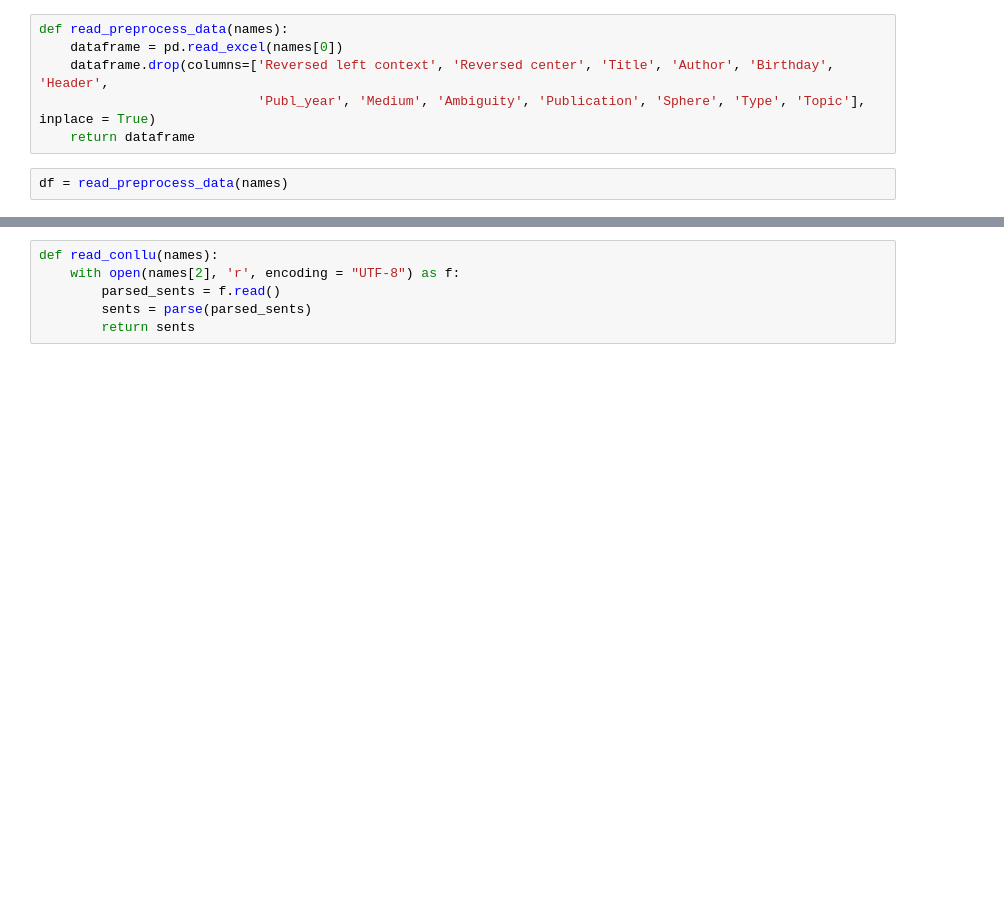
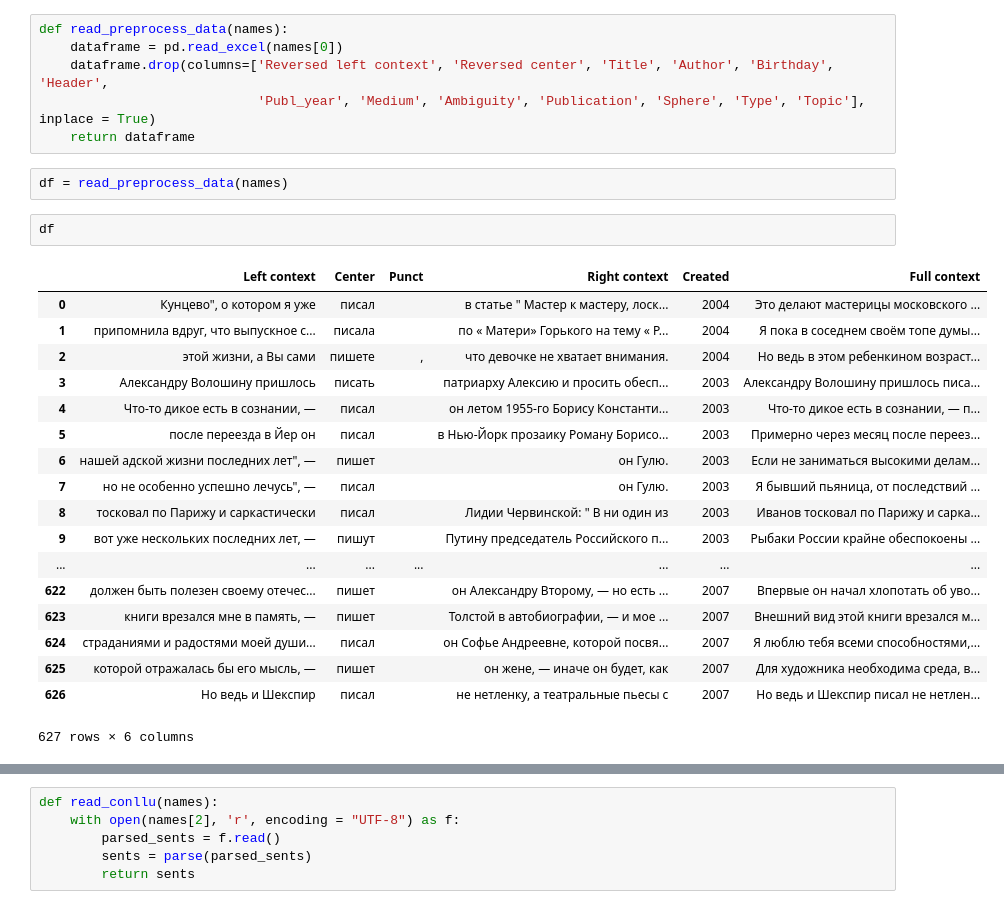
Before and after one commit to tadgeislamins/verbs_research, a Jupyter notebook: notebooks/analysing_ruscorpora.ipynb, the cells around one changed output, grey strips where cells are left out. Saved outputs shown, nothing was run; the diff lists cells and outputs as text; blank space fills up the shorter version.

```diff
--- a/notebooks/analysing_ruscorpora.ipynb
+++ b/notebooks/analysing_ruscorpora.ipynb
@@ -29,3 +29,24 @@ def read_preprocess_data(names):
     return dataframe
 # %%
 df = read_preprocess_data(names)
+# %%
+df
+# %% [output]
+|  | Left context | Center | Punct | Right context | Created | Full context |
+| 0 | Кунцево", о котором я уже | писал |  | в статье " Мастер к мастеру, лоск... | 2004 | Это делают мастерицы московского ... |
+| 1 | припомнила вдруг, что выпускное с... | писала |  | по « Матери» Горького на тему « Р... | 2004 | Я пока в соседнем своём топе думы... |
+| 2 | этой жизни, а Вы сами | пишете | , | что девочке не хватает внимания. | 2004 | Но ведь в этом ребенкином возраст... |
+| 3 | Александру Волошину пришлось | писать |  | патриарху Алексию и просить обесп... | 2003 | Александру Волошину пришлось писа... |
+| 4 | Что-то дикое есть в сознании, ― | писал |  | он летом 1955-го Борису Константи... | 2003 | Что-то дикое есть в сознании, ― п... |
+| 5 | после переезда в Йер он | писал |  | в Нью-Йорк прозаику Роману Борисо... | 2003 | Примерно через месяц после переез... |
+| 6 | нашей адской жизни последних лет", ― | пишет |  | он Гулю. | 2003 | Если не заниматься высокими делам... |
+| 7 | но не особенно успешно лечусь", ― | писал |  | он Гулю. | 2003 | Я бывший пьяница, от последствий ... |
+| 8 | тосковал по Парижу и саркастически | писал |  | Лидии Червинской: " В ни один из | 2003 | Иванов тосковал по Парижу и сарка... |
+| 9 | вот уже нескольких последних лет, ― | пишут |  | Путину председатель Российского п... | 2003 | Рыбаки России крайне обеспокоены ... |
+| ... | ... | ... | ... | ... | ... | ... |
+| 622 | должен быть полезен своему отечес... | пишет |  | он Александру Второму, ― но есть ... | 2007 | Впервые он начал хлопотать об уво... |
+| 623 | книги врезался мне в память, ― | пишет |  | Толстой в автобиографии, ― и мое ... | 2007 | Внешний вид этой книги врезался м... |
+| 624 | страданиями и радостями моей души... | писал |  | он Софье Андреевне, которой посвя... | 2007 | Я люблю тебя всеми способностями,... |
+| 625 | которой отражалась бы его мысль, ― | пишет |  | он жене, ― иначе он будет, как | 2007 | Для художника необходима среда, в... |
+| 626 | Но ведь и Шекспир | писал |  | не нетленку, а театральные пьесы с | 2007 | Но ведь и Шекспир писал не нетлен... |
+627 rows × 6 columns
```
Also changed, not shown: parts of 22 cells of this notebook.
